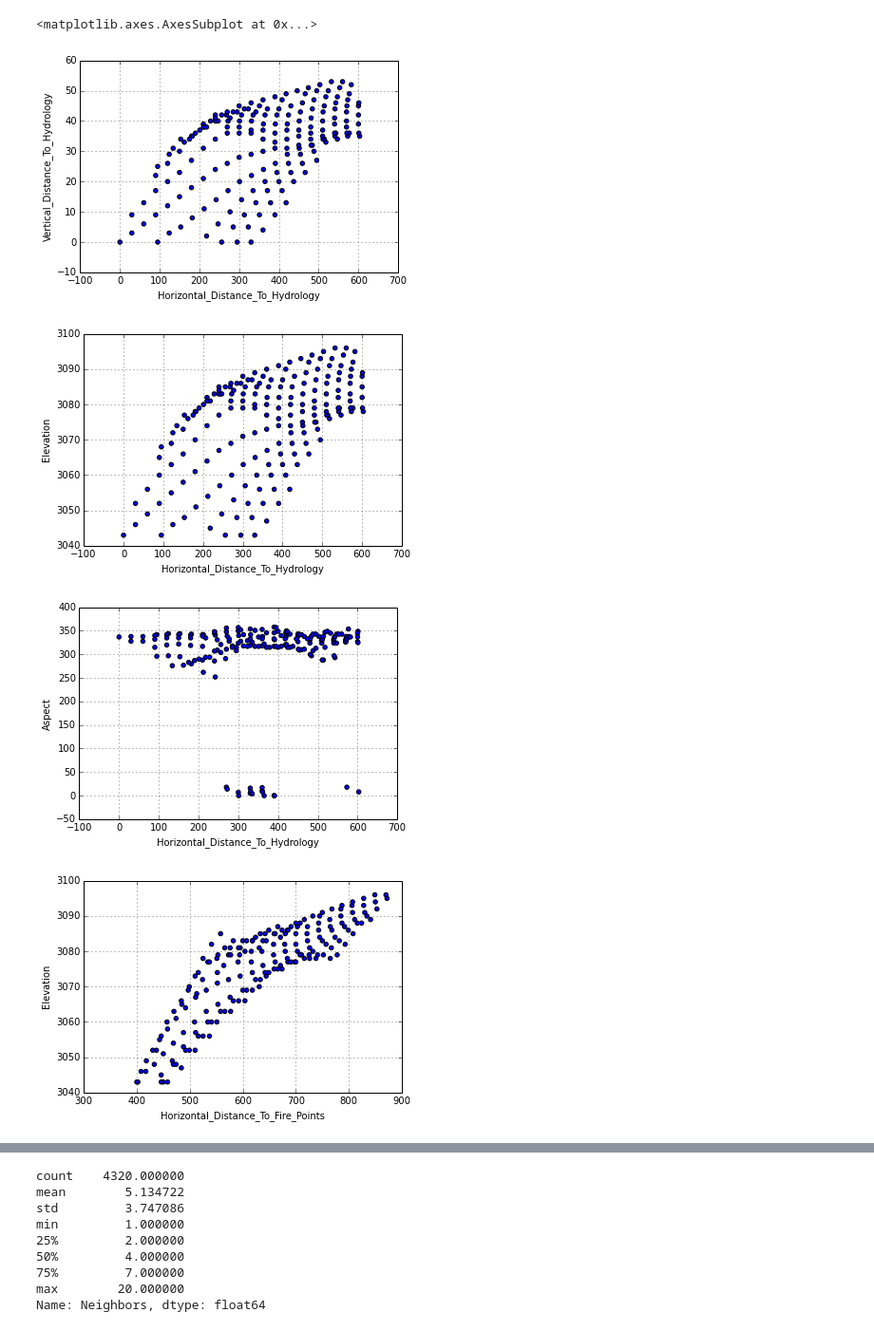
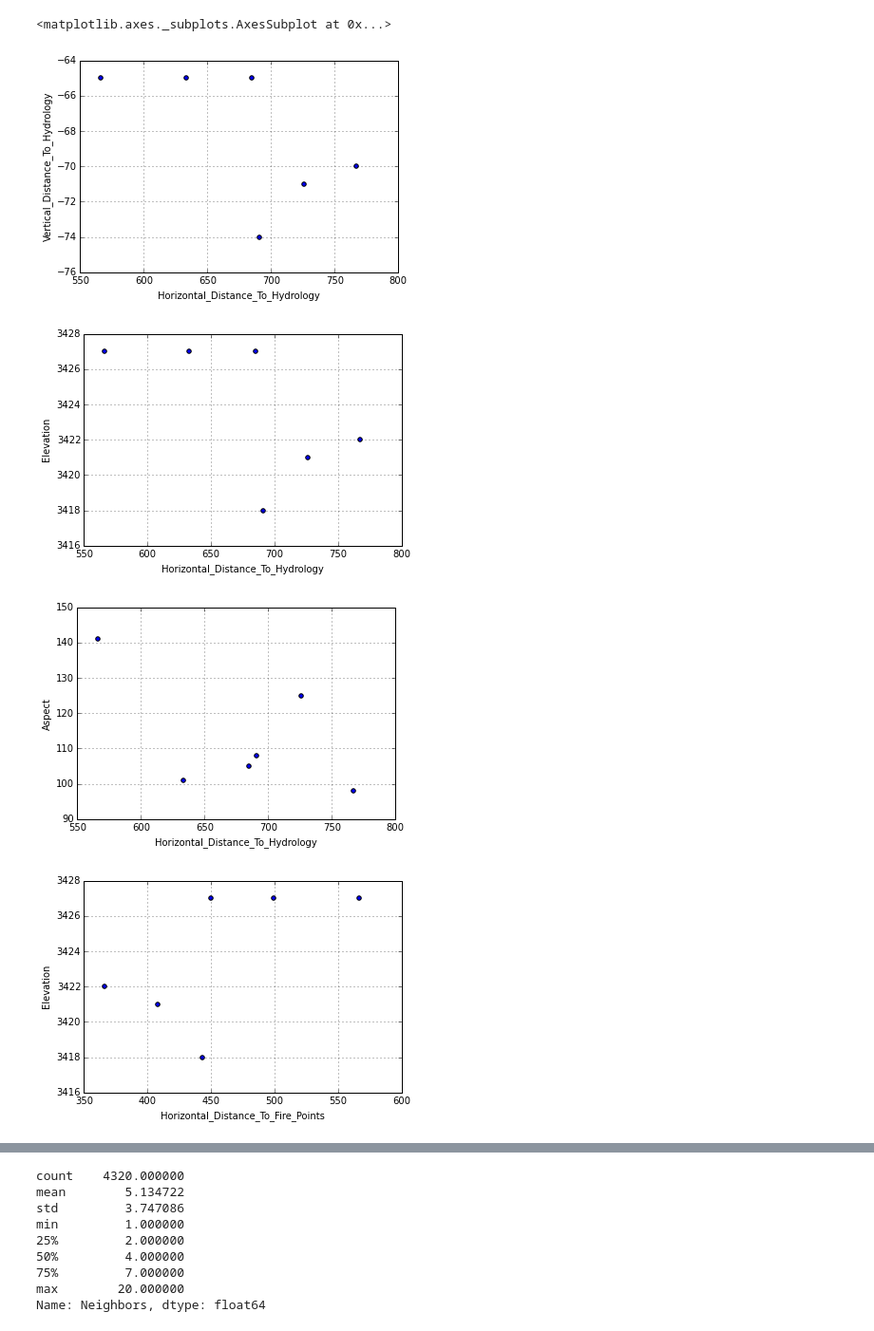
Before and after one commit to Taraxicum/geo_parser, a Jupyter notebook: x,y clustering.ipynb, the cells around one changed output, grey strips where cells are left out. Shown: that part at 95% size. Drawn from its saved outputs; the diff is of its cells as text; code cells hidden in the pictures.

```diff
--- a/x,y clustering.ipynb
+++ b/x,y clustering.ipynb
@@ -10,7 +10,7 @@ import geographic_test as gt
 train = pd.read_csv("test_condense_wild_soil.csv")
 train2 = train.loc[train.Wilderness_Area == 2]
 trial = train2.reset_index()
-gptrain = gt.GeoParser(trial, 500)
+gptrain = gt.GeoParser(trial, 2500)
 #gptrain.iterate_cohorts()
 
 #train = pd.read_csv("train_condense_wild_soil.csv")
@@ -43,15 +98,15 @@ len(gptrain.cohorts)
 # %%
-#i=3
-#gptrain.current_cohort = gptrain.cohorts[i]
+i=10
+gptrain.current_cohort = gptrain.cohorts[i]
 gptrain.current_cohort.plot('Horizontal_Distance_To_Hydrology', 'Vertical_Distance_To_Hydrology', kind='scatter')
 gptrain.current_cohort.plot('Horizontal_Distance_To_Hydrology', 'Elevation', kind='scatter')
 gptrain.current_cohort.plot('Horizontal_Distance_To_Hydrology', 'Aspect', kind='scatter')
 gptrain.current_cohort.plot('Horizontal_Distance_To_Fire_Points', 'Elevation', kind='scatter')
 gptrain.current_cohort.plot('Horizontal_Distance_To_Fire_Points', 'Aspect', kind='scatter')
 gptrain.current_cohort.plot('Horizontal_Distance_To_Roadways', 'Elevation', kind='scatter')
 # %% [output]
-<matplotlib.axes.AxesSubplot at 0x...>
+<matplotlib.axes._subplots.AxesSubplot at 0x...>
-[figure, old version]
+[figure, new version]
-[figure, old version]
+[figure, new version]
-[figure, old version]
+[figure, new version]
-[figure, old version]
+[figure, new version]
```
Also changed, not shown: parts of 13 cells of this notebook, 1 other file.
